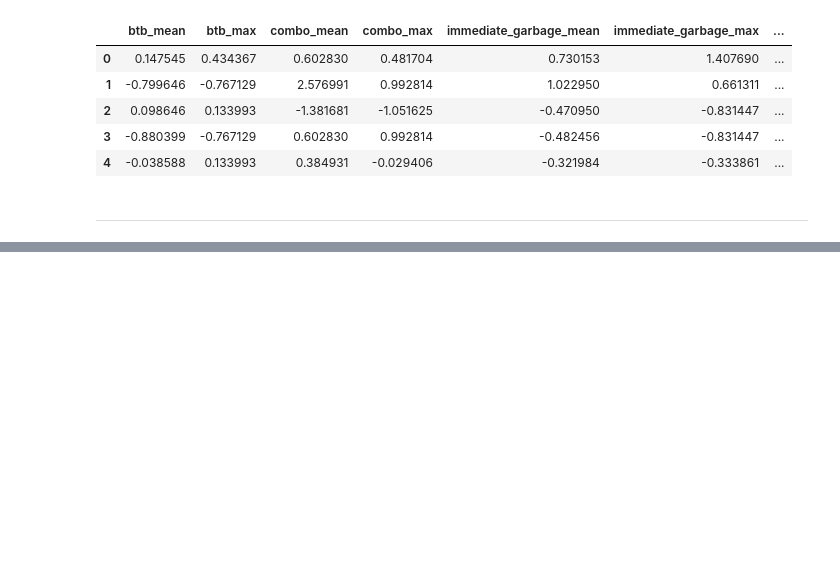
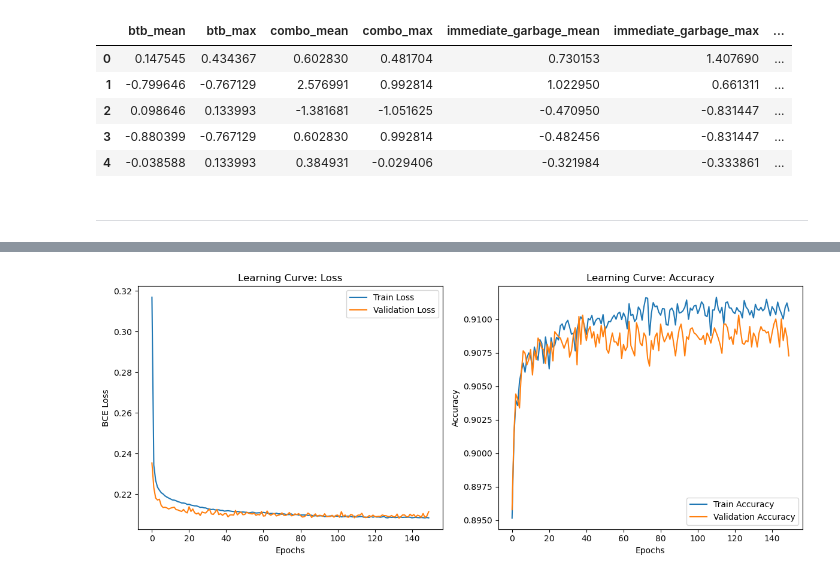
Before and after one commit to Solenad/tetrio-win-prediction, a Jupyter notebook: notebooks/STINTSY-MCO_Group3.ipynb, the cells around one changed output, grey strips where cells are left out. Cells and saved outputs as stored; diff of their text form; code cells hidden in the pictures; blank space fills up the shorter version.

```diff
--- a/notebooks/STINTSY-MCO_Group3.ipynb
+++ b/notebooks/STINTSY-MCO_Group3.ipynb
@@ -1007,0 +1012,11 @@ X_train_scaled_df.head()
+# %%
+torch.manual_seed(0)
+
+X_train_t = torch.tensor(X_train_scaled, dtype=torch.float32)
+y_train_t = torch.tensor(y_train.to_numpy(), dtype=torch.float32).view(-1, 1)
+
+X_val_t = torch.tensor(X_val_scaled, dtype=torch.float32)
+y_val_t = torch.tensor(y_val.to_numpy(), dtype=torch.float32).view(-1, 1)
+
+X_test_t = torch.tensor(X_test_scaled, dtype=torch.float32)
+y_test_t = torch.tensor(y_test.to_numpy(), dtype=torch.float32).view(-1, 1)
@@ -1007,0 +1043,72 @@ X_train_scaled_df.head()
+# %%
+learning_rate = 0.001
+hidden_layers = [16]
+batch_size = 32
+
+network = NeuralNetwork(input_size=X_train_t.shape[1], num_classes=1, list_hidden=hidden_layers, activation='relu')
+network.create_network()
+network.init_weights()
+
+optimizer = optim.Adam(params=network.parameters(), lr=learning_rate)
+criterion = nn.BCEWithLogitsLoss()
+data_loader = DataLoader(X_train_t.numpy(), y_train_t.numpy(), batch_size=batch_size)
+
+train_losses, val_losses = [], []
+train_accs, val_accs = [], []
+
+for epoch in range(150):
+    network.train()
+    X_batch, y_batch = data_loader.get_batch(mode='train')
+
+    epoch_train_loss = 0
+    for X_b, y_b in zip(X_batch, y_batch):
+        X_b = torch.tensor(X_b, dtype=torch.float32)
+        y_b = torch.tensor(y_b, dtype=torch.float32)
+
+        optimizer.zero_grad()
+        scores, _ = network.forward(X_b)
+        loss = criterion(scores, y_b)
+        loss.backward()
+        optimizer.step()
+        epoch_train_loss += loss.item()
+
+    avg_train_loss = epoch_train_loss / len(X_batch)
+    train_losses.append(avg_train_loss)
+
+    network.eval()
+    with torch.no_grad():
+        t_scores, _ = network.forward(X_train_t)
+        t_loss = criterion(t_scores, y_train_t).item()
+        t_preds = (torch.sigmoid(t_scores) >= 0.5).float()
+        train_accs.append((t_preds == y_train_t).float().mean().item())
+
+        v_scores, _ = network.forward(X_val_t)
+        v_loss = criterion(v_scores, y_val_t).item()
+        val_losses.append(v_loss)
+        v_preds = (torch.sigmoid(v_scores) >= 0.5).float()
+        val_accs.append((v_preds == y_val_t).float().mean().item())
+
+print(f"Training Accuracy: {train_accs[-1]:.4f}")
+print(f"Validation Accuracy: {val_accs[-1]:.4f}")
+
+plt.figure(figsize=(12, 5))
+
+plt.subplot(1, 2, 1)
+plt.plot(train_losses, label='Train Loss')
+plt.plot(val_losses, label='Validation Loss')
+plt.title("Learning Curve: Loss")
+plt.xlabel("Epochs")
+plt.ylabel("BCE Loss")
+plt.legend()
+
+plt.subplot(1, 2, 2)
+plt.plot(train_accs, label='Train Accuracy')
+plt.plot(val_accs, label='Validation Accuracy')
+plt.title("Learning Curve: Accuracy")
+plt.xlabel("Epochs")
+plt.ylabel("Accuracy")
+plt.legend()
+
+plt.tight_layout()
+plt.show()
+# %% [output]
@@ -1007,0 +1117 @@ X_train_scaled_df.head()
+[figure, added]
```
Also changed, not shown: parts of 22 cells of this notebook.
